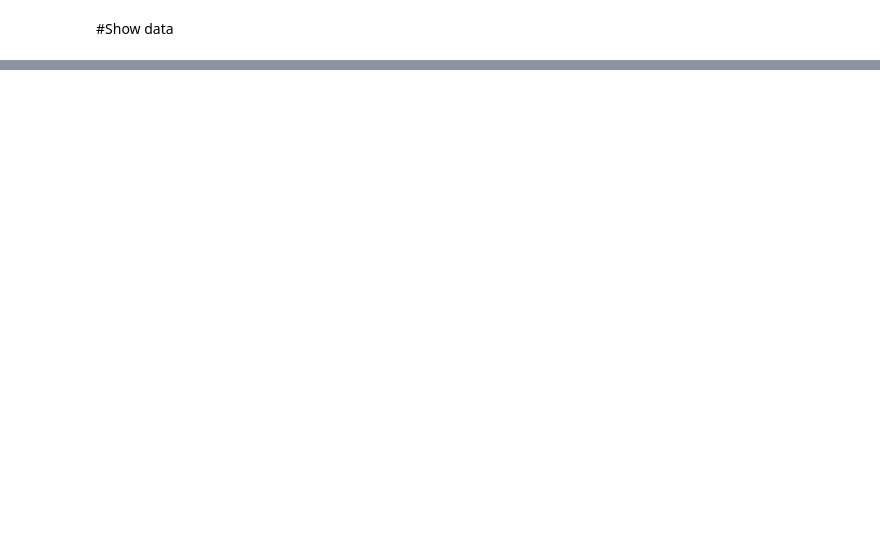
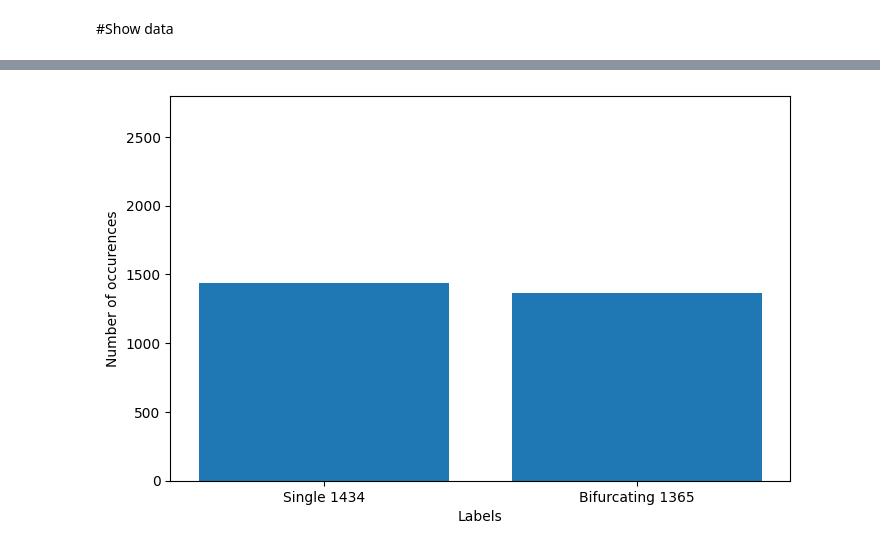
Before and after one commit to FedericoRaschiatore0123/GATr_Deep_Learning_Project, a Jupyter notebook: GATr_deep_learning_project.ipynb, the cells around one changed output, grey strips where cells are left out. Saved outputs shown, nothing was run; the diff lists cells and outputs as text; code cells hidden in the pictures; blank space fills up the shorter version.

```diff
--- a/GATr_deep_learning_project.ipynb
+++ b/GATr_deep_learning_project.ipynb
@@ -186,3 +186,28 @@ mesh = trimesh.Trimesh(vertices=vertices, faces=faces)
 mesh.show()
 # %% [output]
 [interactive output not drawn]
+# %%
+def check_balancing(dataset):
+  label = []
+  for _ , element in enumerate(dataset):
+    label.append(element[-1])
+
+  categories = ['Single ' +  str(label.count(0)), 'Bifurcating ' +  str(label.count(1))]
+
+  fig, ax = plt.subplots(figsize = (8,5))
+
+  bars = ax.bar(
+      categories,
+      [label.count(0), label.count(1)],
+      align = 'center'
+    )
+
+  ax.set_xlabel('Labels')
+  ax.set_ylabel('Number of occurences')
+
+  plt.ylim(ymax = len(label))
+  plt.show()
+
+check_balancing(train_dataset)
+# %% [output]
+[figure, added]
```
Also changed, not shown: parts of 2 cells of this notebook.
